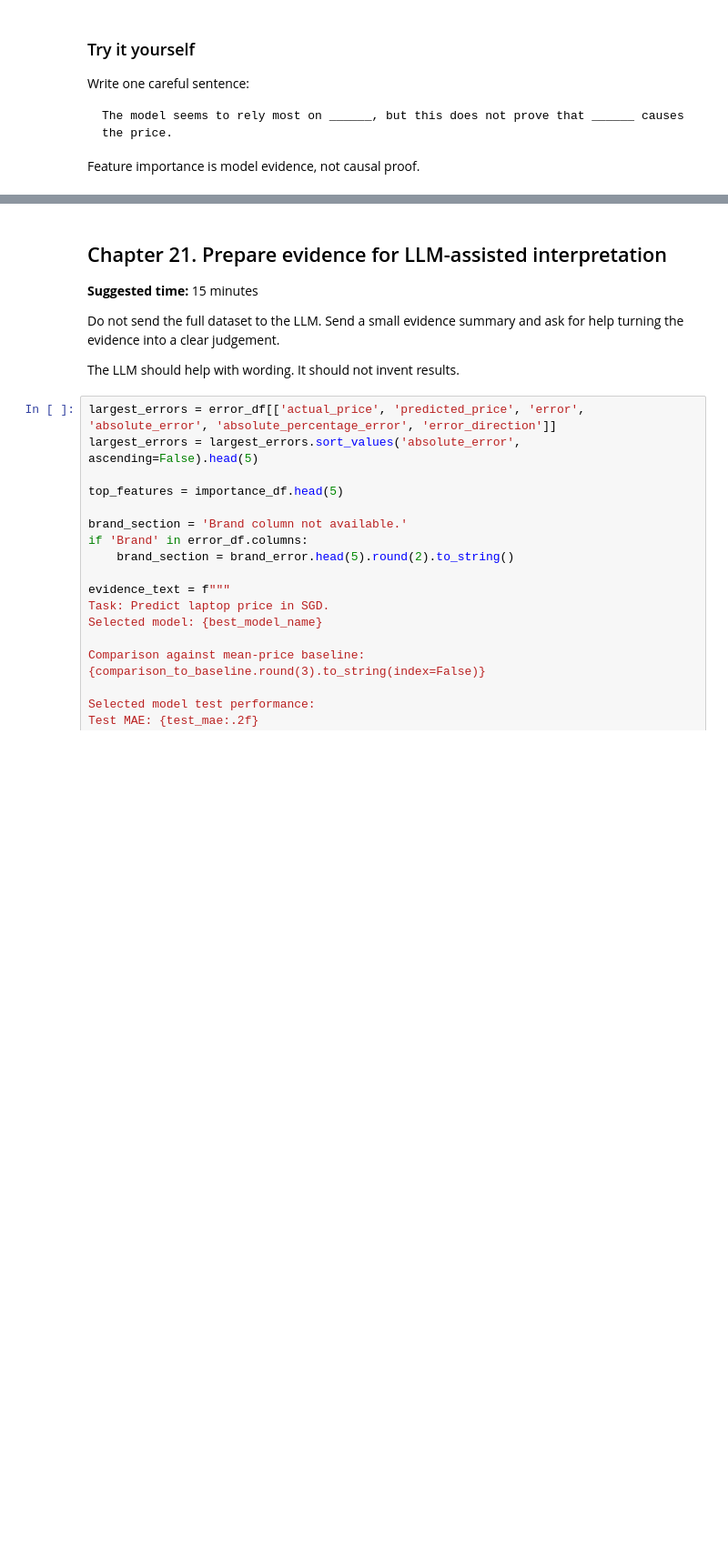
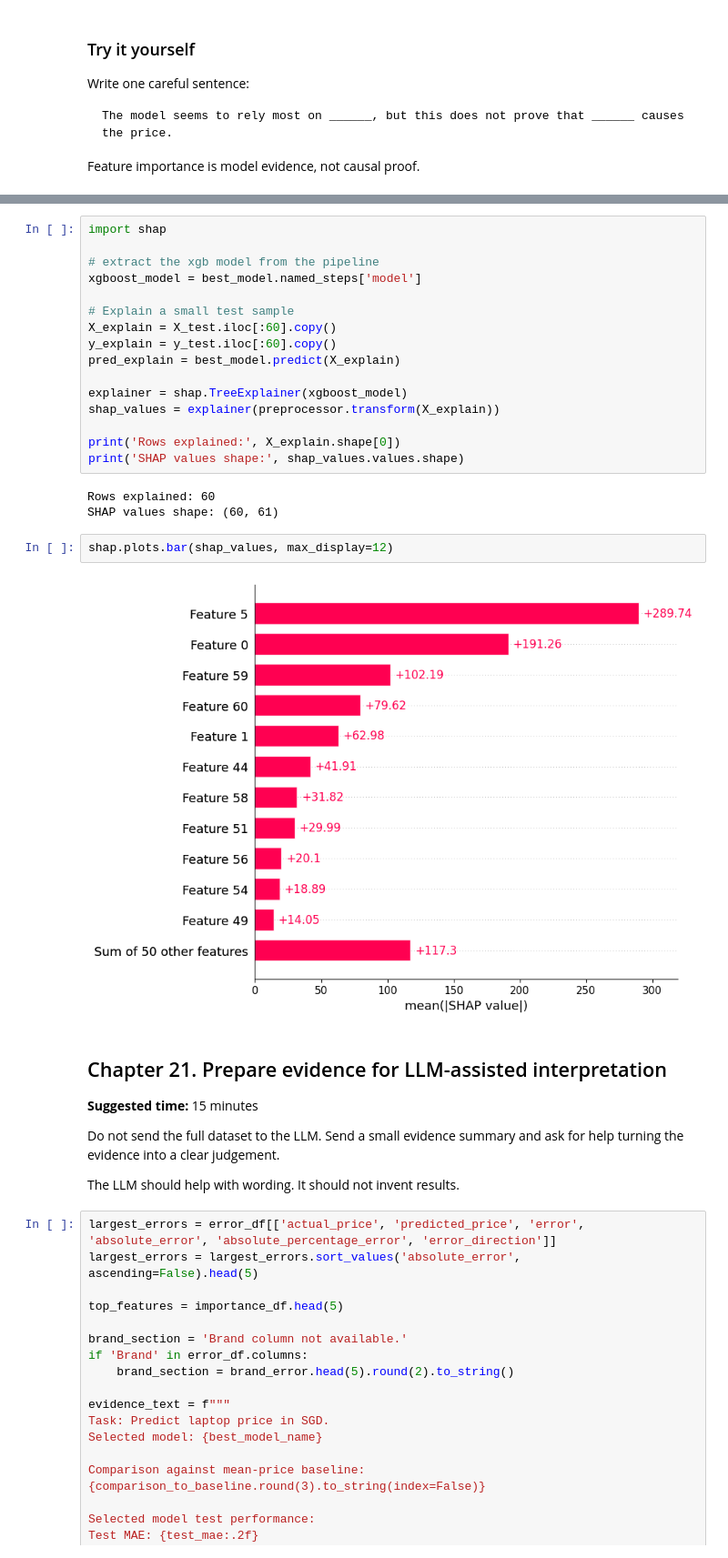
Before and after one commit to engpk/ADALL_github, a Jupyter notebook: ADALL_Week4_Modelling_Evaluation_revised.ipynb, the cells around one changed output, grey strips where cells are left out. Shown at 91% size. Drawn from its saved outputs; the diff is of its cells as text; blank space fills up the shorter version.

```diff
--- a/ADALL_Week4_Modelling_Evaluation_revised.ipynb
+++ b/ADALL_Week4_Modelling_Evaluation_revised.ipynb
@@ -795,3 +996,26 @@ Feature importance is model evidence, not causal proof.
+# %%
+import shap
+
+# extract the xgb model from the pipeline
+xgboost_model = best_model.named_steps['model']
+
+# Explain a small test sample
+X_explain = X_test.iloc[:60].copy()
+y_explain = y_test.iloc[:60].copy()
+pred_explain = best_model.predict(X_explain)
+
+explainer = shap.TreeExplainer(xgboost_model)
+shap_values = explainer(preprocessor.transform(X_explain))
+
+print('Rows explained:', X_explain.shape[0])
+print('SHAP values shape:', shap_values.values.shape)
+# %% [output]
+Rows explained: 60
+SHAP values shape: (60, 61)
+# %%
+shap.plots.bar(shap_values, max_display=12)
+# %% [output]
+[figure, added]
 # %% [markdown]
 ## Chapter 21. Prepare evidence for LLM-assisted interpretation
 
```
Also changed, not shown: parts of 28 cells of this notebook.
